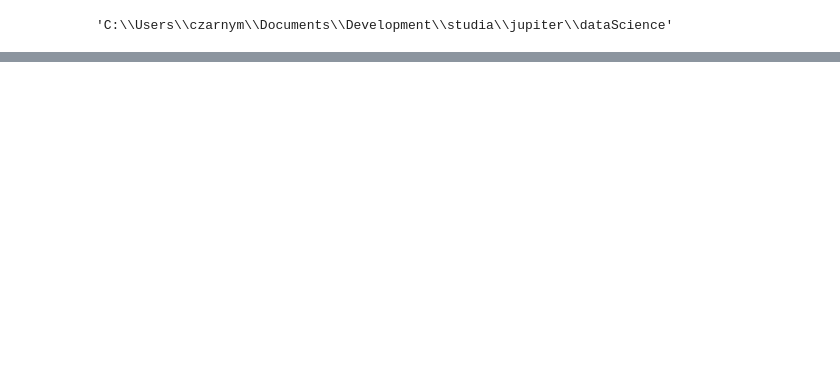
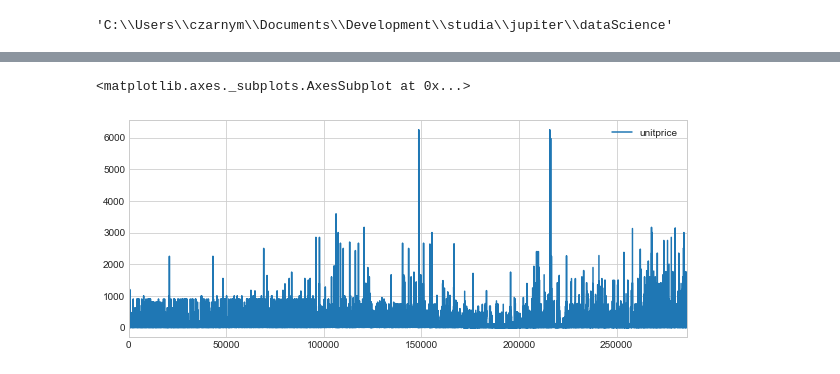
Before and after one commit to MariuszWroc/dataScience, a Jupyter notebook: SQL import.ipynb, the cells around one changed output, grey strips where cells are left out. Cells and saved outputs as stored; diff of their text form; code cells hidden in the pictures; blank space fills up the shorter version.

```diff
--- a/SQL import.ipynb
+++ b/SQL import.ipynb
@@ -5,4 +6,10 @@ import pandas as pd
 import os
+# %%
+# Wizualizacja
+import matplotlib.pyplot as plt
+import seaborn as sns
+sns.set_style('whitegrid')
+%matplotlib inline
 # %%
 pwd
 # %% [output]
@@ -92,0 +102,5 @@ dataFrame
+# %%
+dataFrame['unitprice'].plot(legend=True,figsize=(10,4))
+# %% [output]
+<matplotlib.axes._subplots.AxesSubplot at 0x...>
+[figure, added]
```
Also changed, not shown: parts of 15 cells of this notebook.
